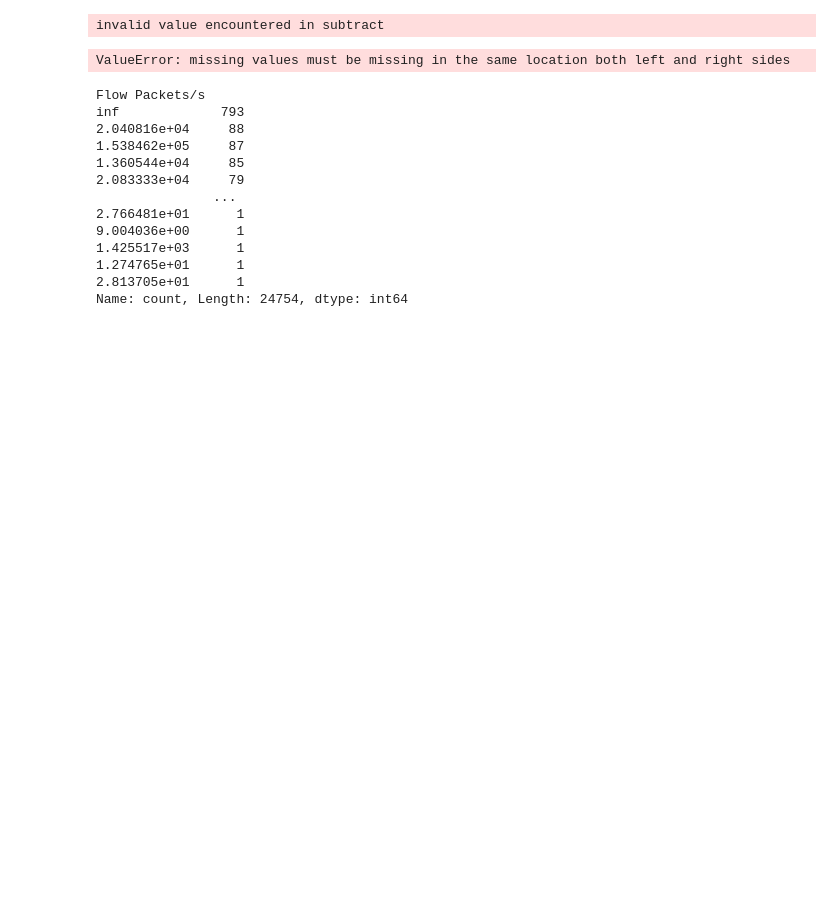
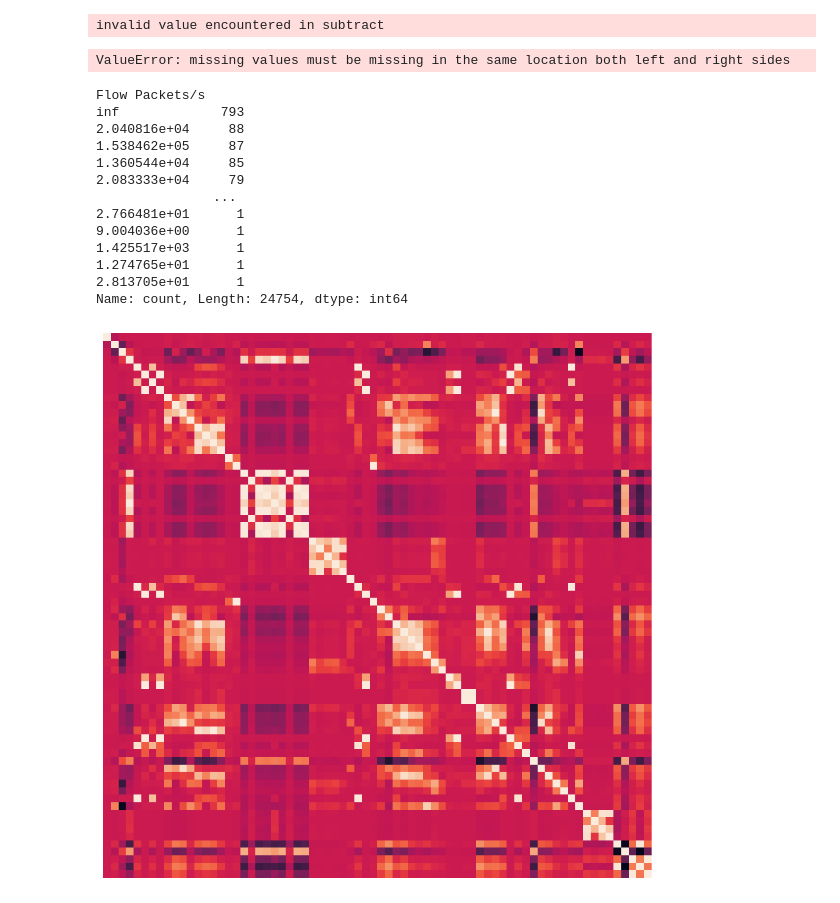
Before and after one commit to Totally-Kyle/The-CyberChase, a Jupyter notebook: Merged.ipynb, the cells around one changed output. Drawn from its saved outputs; the diff is of its cells as text; code cells hidden in the pictures; blank space fills up the shorter version.

```diff
--- a/Merged.ipynb
+++ b/Merged.ipynb
@@ -412,3 +417,20 @@ Name: count, Length: 24754, dtype: int64
 sns.lineplot(merged_df, x='Flow Duration', y='Flow IAT Max')
 sns.lineplot(merged_df, x='Flow Duration', y='Flow IAT Min')
 sns.lineplot(merged_df, x='Flow Duration', y='Flow IAT Std')
+# %%
+
+merged_df = merged_df.loc[:, (merged_df != 0).any(axis=0)]
+# Generate correlation heatmap
+plt.figure(figsize=(10, 10))
+sns.heatmap(merged_df.corr(numeric_only=True), cbar=False)
+
+# Remove axis tick labels (column and row names)
+plt.xticks([], [])
+plt.yticks([], [])
+
+plt.xlabel('')
+plt.ylabel('')
+plt.title('')  # Optional: Remove the title too
+plt.show()
+# %% [output]
+[figure, added]
```
Also changed, not shown: parts of 1 cell of this notebook.
